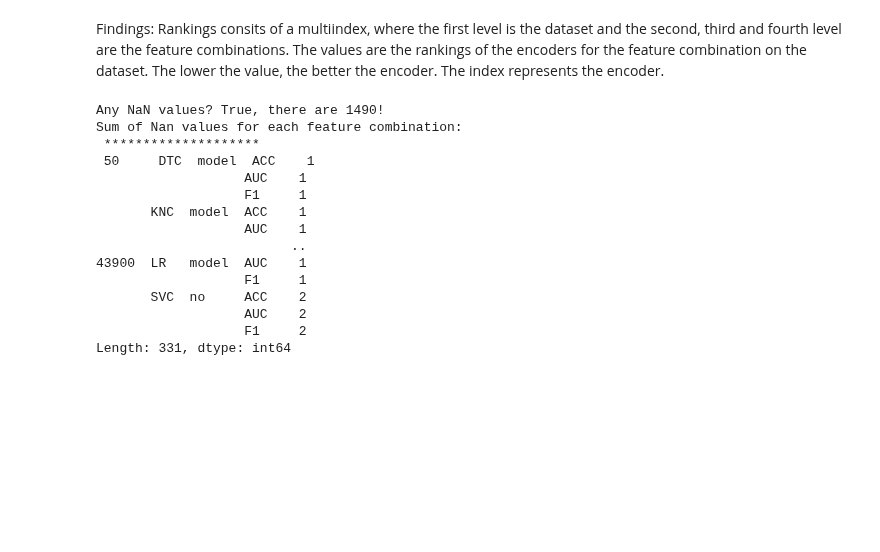
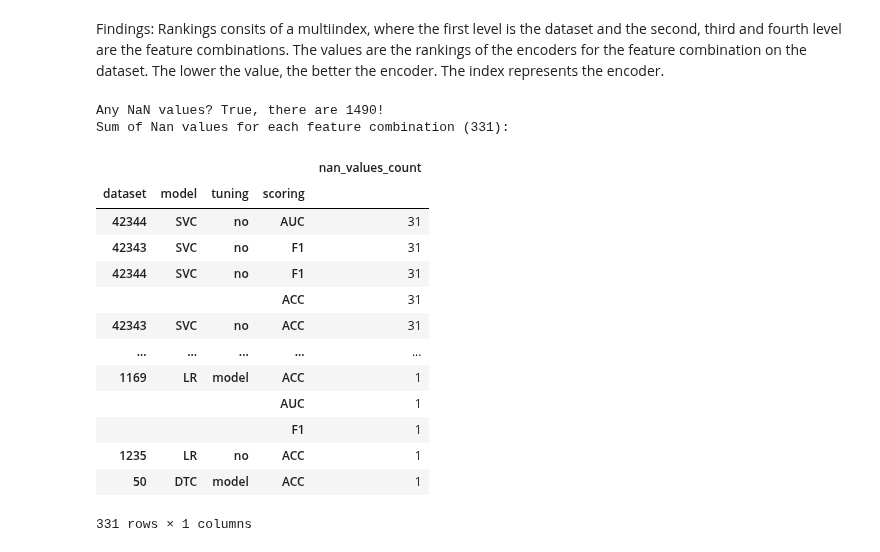
Before and after one commit to nina-prog/meta-learning-for-encoder-selection, a Jupyter notebook: notebooks/week08/week08-data-exploration.ipynb, the cells around one changed output. Cells and saved outputs as stored; diff of their text form; code cells hidden in the pictures; blank space fills up the shorter version.

```diff
--- a/notebooks/week08/week08-data-exploration.ipynb
+++ b/notebooks/week08/week08-data-exploration.ipynb
@@ -106,28 +233,31 @@ rankings
 # %% [markdown]
 Findings: Rankings consits of a multiindex, where the first level is the dataset and the second, third and fourth level are the feature combinations. The values are the rankings of the encoders for the feature combination on the dataset. The lower the value, the better the encoder. The index represents the encoder.
 # %%
-nan_values = rankings.isna().sum()
-nan_values = nan_values[nan_values > 0]
-nan_values_count = nan_values.sum()
+# check null values across columns which are here the features
+nan_values = pd.DataFrame({"nan_values_count": rankings.isna().sum()})
+nan_values.index.rename(rankings.columns.name, inplace=True)
+nan_values = nan_values[nan_values.nan_values_count > 0].sort_values(ascending=False, by="nan_values_count")
+nan_values_total = nan_values["nan_values_count"].sum()
 
 # Check if any missing
-print("Any NaN values?", f"{rankings.isna().values.any()}, there are {nan_values_count}!")
-
+print("Any NaN values?", f"{rankings.isna().values.any()}, there are {nan_values_total}!")
 # Check how many missing values
-print("Sum of Nan values for each feature combination:", "\n", "*"*20, "\n", nan_values)
+print(f"Sum of Nan values for each feature combination ({nan_values.shape[0]}):")
+nan_values
 # %% [output]
 Any NaN values? True, there are 1490!
-Sum of Nan values for each feature combination:
- ********************
- 50     DTC  model  ACC    1
-                   AUC    1
-                   F1     1
-       KNC  model  ACC    1
-                   AUC    1
-                         ..
-43900  LR   model  AUC    1
-                   F1     1
-       SVC  no     ACC    2
-                   AUC    2
-                   F1     2
-Length: 331, dtype: int64
+Sum of Nan values for each feature combination (331):
+|  |  |  |  | nan_values_count |
+| dataset | model | tuning | scoring |  |
+| 42344 | SVC | no | AUC | 31 |
+| 42343 | SVC | no | F1 | 31 |
+| 42344 | SVC | no | F1 | 31 |
+|  |  |  | ACC | 31 |
+| 42343 | SVC | no | ACC | 31 |
+| ... | ... | ... | ... | ... |
+| 1169 | LR | model | ACC | 1 |
+|  |  |  | AUC | 1 |
+|  |  |  | F1 | 1 |
+| 1235 | LR | no | ACC | 1 |
+| 50 | DTC | model | ACC | 1 |
+331 rows × 1 columns
```
Also changed, not shown: parts of 22 cells of this notebook.
